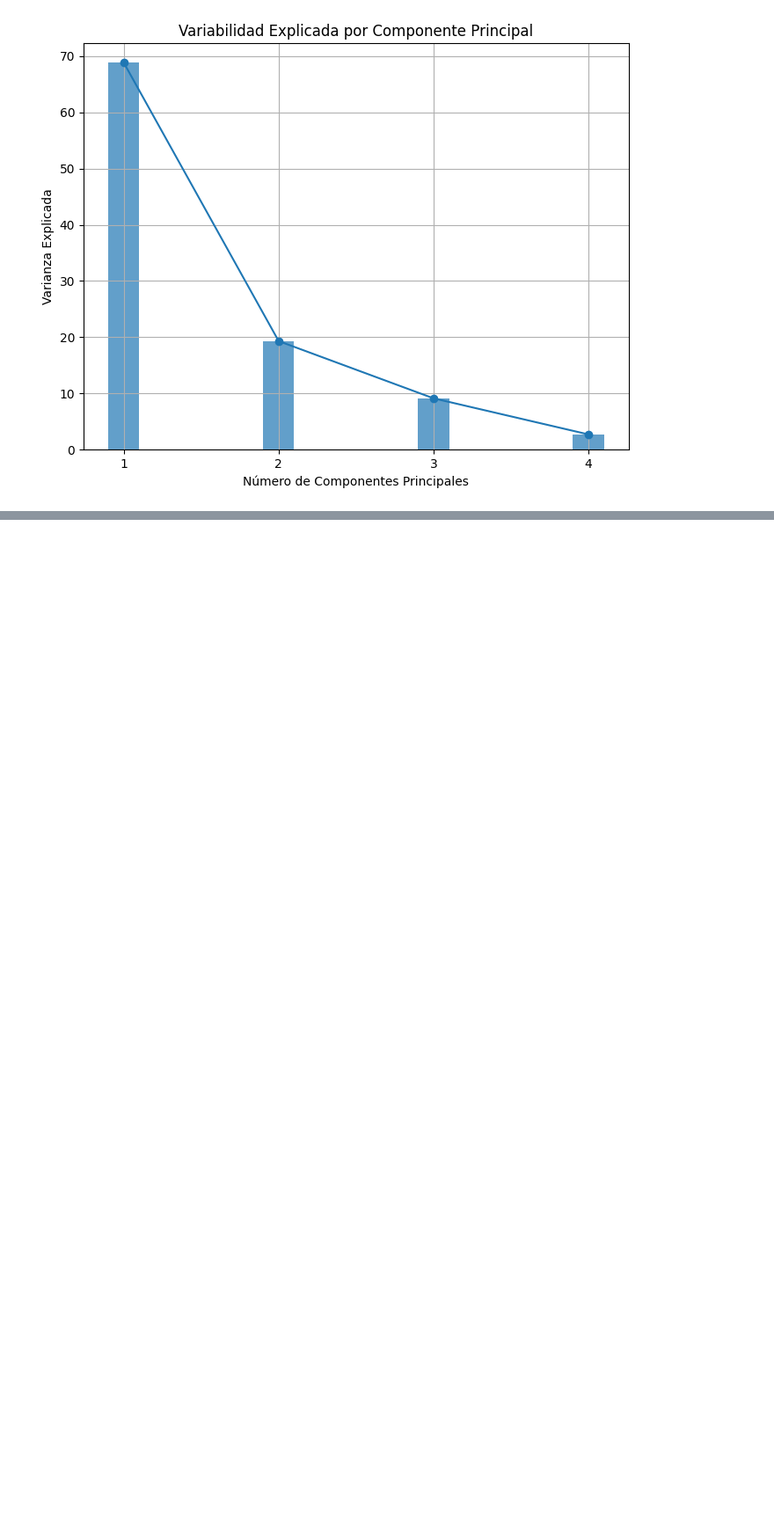
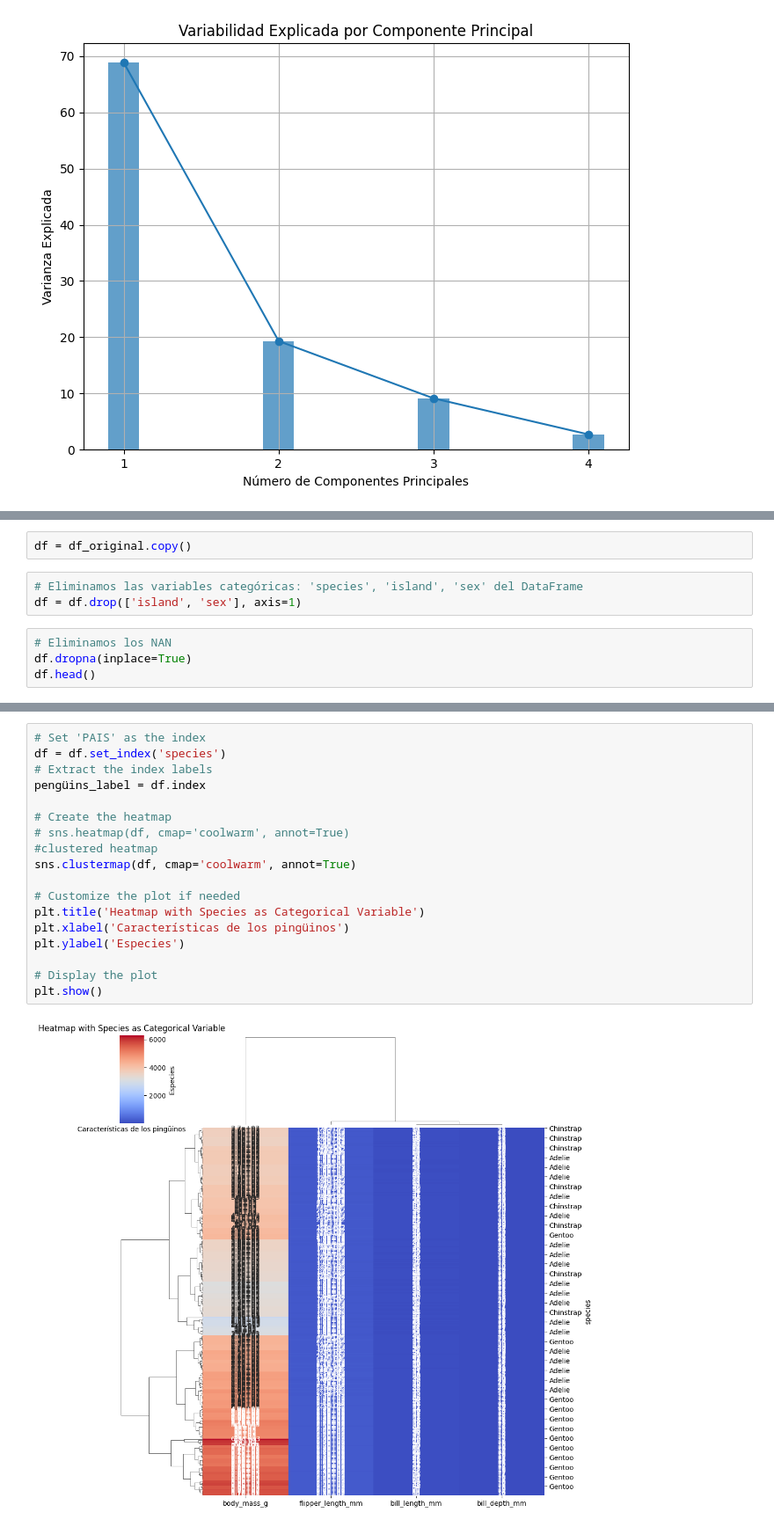
Before and after one commit to pablomedinasw/acp-clustering, a Jupyter notebook: practica.ipynb, the cells around one changed output, grey strips where cells are left out. Shown at 88% size. Cells and saved outputs as stored; diff of their text form; blank space fills up the shorter version.

```diff
--- a/practica.ipynb
+++ b/practica.ipynb
@@ -216,0 +228,9 @@ plt.show()
+# %%
+df = df_original.copy()
+# %%
+# Eliminamos las variables categóricas: 'species', 'island', 'sex' del DataFrame
+df = df.drop(['island', 'sex'], axis=1)
+# %%
+# Eliminamos los NAN
+df.dropna(inplace=True)
+df.head()
@@ -216,0 +244,20 @@ plt.show()
+# %%
+# Set 'PAIS' as the index
+df = df.set_index('species')
+# Extract the index labels
+pengüins_label = df.index
+
+# Create the heatmap
+# sns.heatmap(df, cmap='coolwarm', annot=True)
+#clustered heatmap
+sns.clustermap(df, cmap='coolwarm', annot=True)
+
+# Customize the plot if needed
+plt.title('Heatmap with Species as Categorical Variable')
+plt.xlabel('Características de los pingüinos')
+plt.ylabel('Especies')
+
+# Display the plot
+plt.show()
+# %% [output]
+[figure, added]
```
Also changed, not shown: parts of 30 cells of this notebook, 1 other file.
